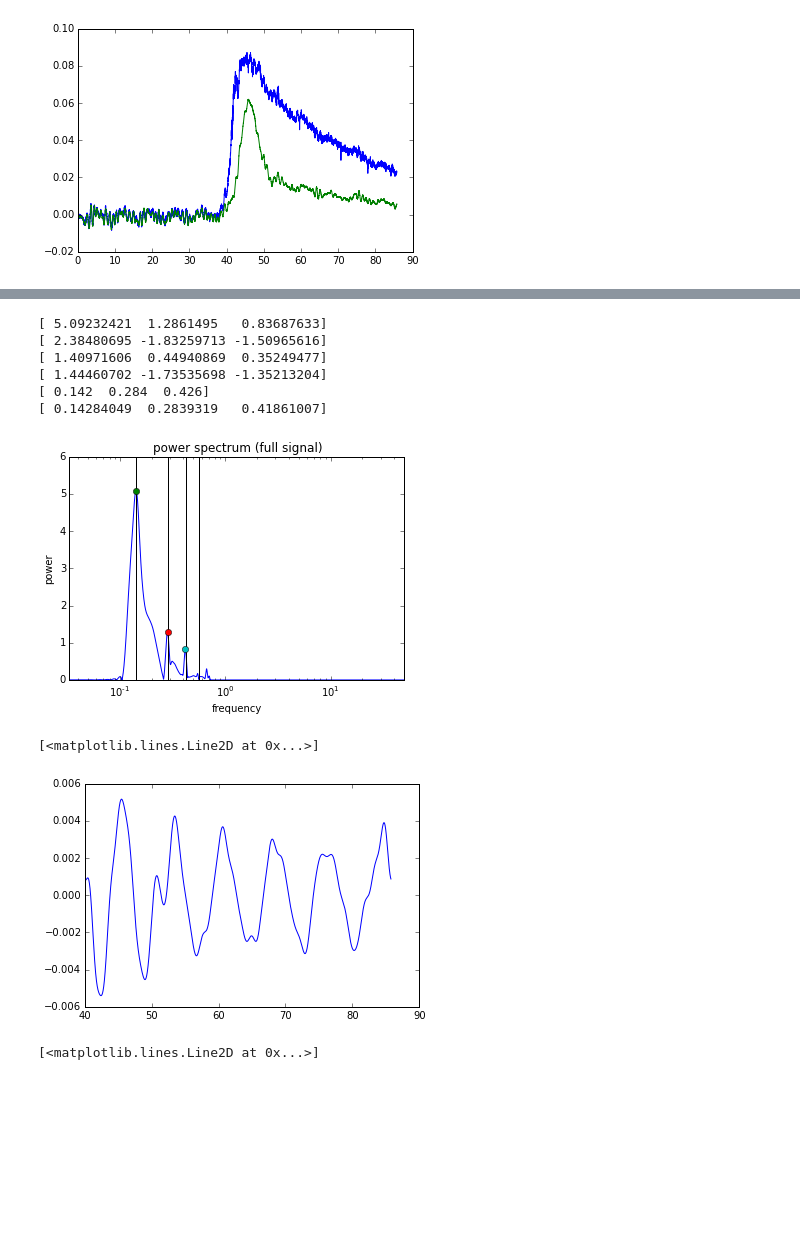
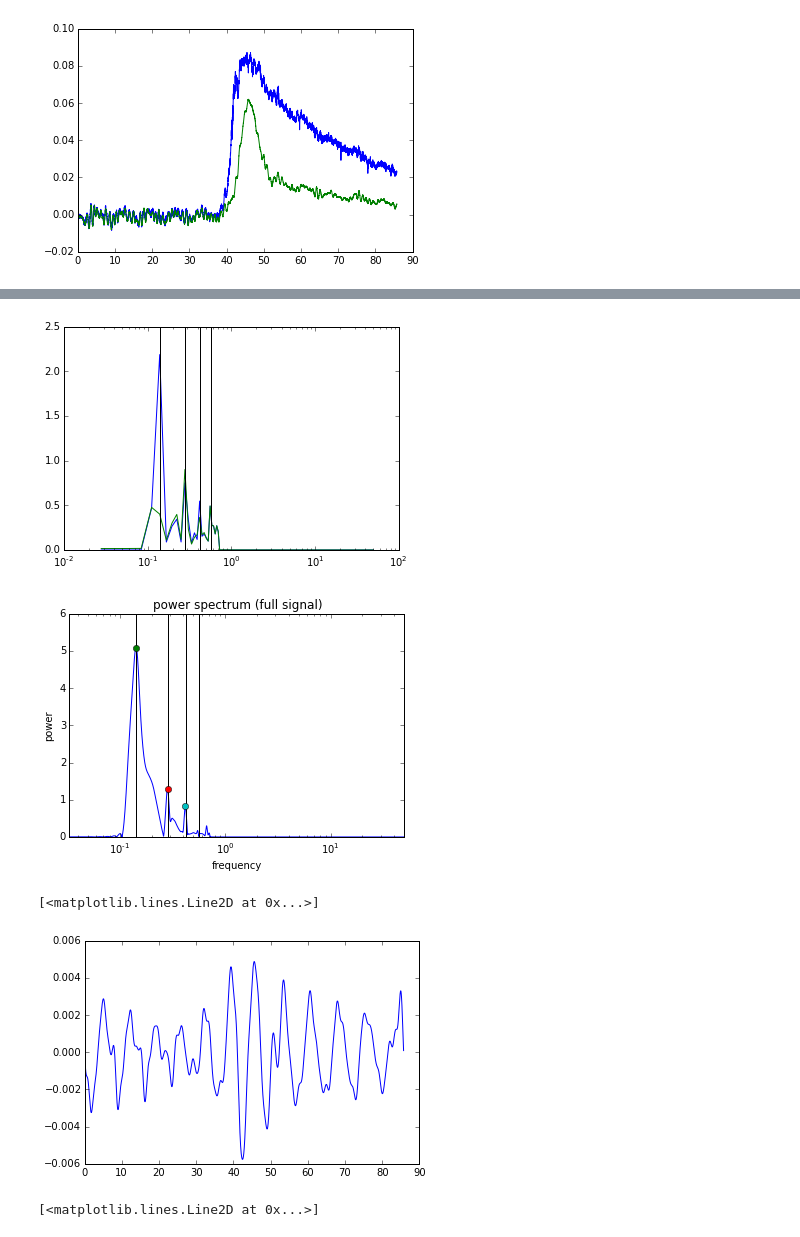
Before and after one commit to aaren/thesis, a Jupyter notebook: chapters/turbulence/wave-subtraction/summary.ipynb, the cells around one changed output, grey strips where cells are left out. Saved outputs shown, nothing was run; the diff lists cells and outputs as text; code cells hidden in the pictures; blank space fills up the shorter version.

```diff
--- a/chapters/turbulence/wave-subtraction/summary.ipynb
+++ b/chapters/turbulence/wave-subtraction/summary.ipynb
@@ -16,6 +10,6 @@ or matplotlib.backends is imported for the first time.
 # %%
 index = 'r14_01_14a'
-cache_path = g.default_processed + index + '.hdf5'
+cache_path = '/home/aaron/lab/local/processed/' + index + '.hdf5'
 r = g.ProcessedRun(cache_path=cache_path)
 
 u_levels = np.linspace(*np.percentile(r.Uf[...], (1, 99)), num=100)
@@ -522,3 +665,10 @@ plt.plot(time, mean_signal)
+# %%
+plt.semilogx(np.fft.rfftfreq(postsignal.size, d=0.01), np.abs(np.fft.rfft(bddpostsignal)))
+plt.semilogx(np.fft.rfftfreq(postsignal.size, d=0.01), np.abs(np.fft.rfft(bddpostsignal - ddpost_waves[5000:].sum(axis=1))))
+
+plot_standing_frequencies()
+# %% [output]
+[figure, added]
 # %%
 mean_signal = r.U[:, :, :].mean(axis=0).mean(axis=0)
 
@@ -553,28 +703,13 @@ peak_indices = [find_nearest_idx(maxima_freqs, f) for f in standing_frequencies]
 
 for idx in peak_indices:
     plt.plot(full_freqs[idx], np.abs(full_fft[idx]), 'o')
-
-print np.abs(full_fft[peak_indices])
-print np.angle(full_fft[peak_indices])
-
-print np.abs(extended_fft[peaks[:3]])
-print np.angle(extended_fft[peaks[:3]])
-
-print standing_frequencies
-print full_freqs[peak_indices]
 # %% [output]
-[ 5.09232421  1.2861495   0.83687633]
-[ 2.38480695 -1.83259713 -1.50965616]
-[ 1.40971606  0.44940869  0.35249477]
-[ 1.44460702 -1.73535698 -1.35213204]
-[ 0.142  0.284  0.426]
-[ 0.14284049  0.2839319   0.41861007]
 [figure]
 # %%
-plt.plot(time[4000:], bandpass(mean_signal, 0.12, 0.7))
+plt.plot(time, bandpass(mean_signal, 0.12, 0.7))
 # %% [output]
 [<matplotlib.lines.Line2D at 0x...>]
-[figure, old version]
+[figure, new version]
 # %%
 standing_waves_full = ((2.0 / full_window.sum()) * full_fft[None, peak_indices] * np.exp(2j * np.pi * standing_frequencies[None] * time[:, None])).real
 
```
Also changed, not shown: parts of 14 cells of this notebook.
